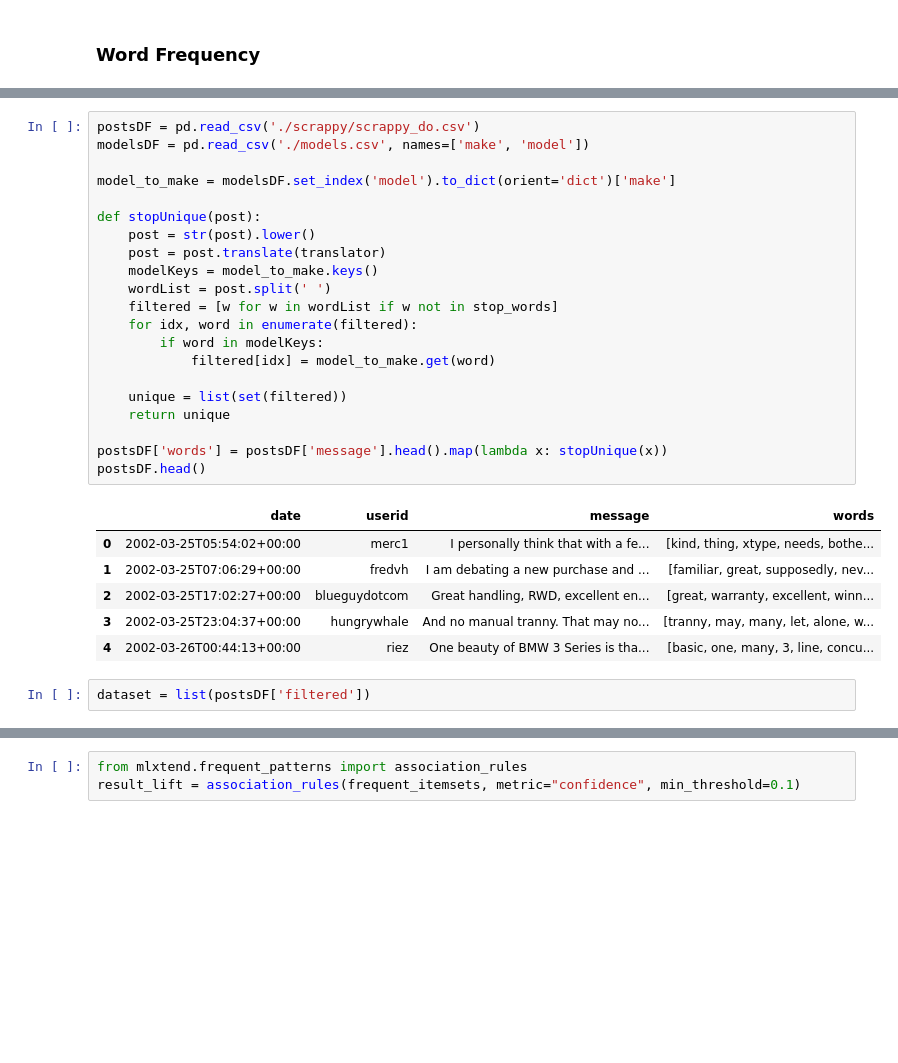
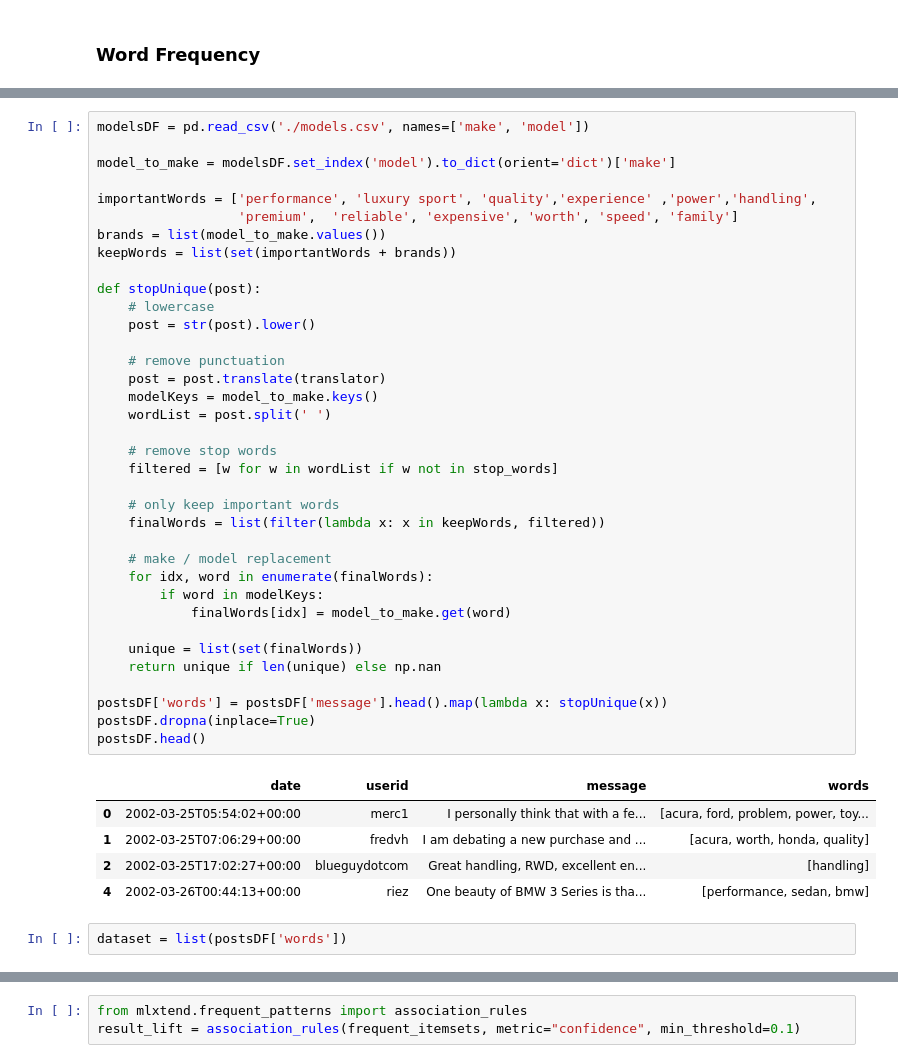
Before and after one commit to abhi-vik/ugc-analytics, a Jupyter notebook: assignments/first/Lift.ipynb, the cells around one changed output, grey strips where cells are left out. Cells and saved outputs as stored; diff of their text form; blank space fills up the shorter version.

Commit message:
limiting word list

```diff
--- a/assignments/first/Lift.ipynb
+++ b/assignments/first/Lift.ipynb
@@ -17,33 +42,47 @@ from functools import reduce
 # %%
-postsDF = pd.read_csv('./scrappy/scrappy_do.csv')
 modelsDF = pd.read_csv('./models.csv', names=['make', 'model'])
 
 model_to_make = modelsDF.set_index('model').to_dict(orient='dict')['make']
 
+importantWords = ['performance', 'luxury sport', 'quality','experience' ,'power','handling',
+                  'premium',  'reliable', 'expensive', 'worth', 'speed', 'family']
+brands = list(model_to_make.values())
+keepWords = list(set(importantWords + brands))
+
 def stopUnique(post):
+    # lowercase
     post = str(post).lower()
+
+    # remove punctuation
     post = post.translate(translator)
     modelKeys = model_to_make.keys()
     wordList = post.split(' ')
+
+    # remove stop words
     filtered = [w for w in wordList if w not in stop_words]
-    for idx, word in enumerate(filtered):
+
+    # only keep important words
+    finalWords = list(filter(lambda x: x in keepWords, filtered))
+
+    # make / model replacement
+    for idx, word in enumerate(finalWords):
         if word in modelKeys:
-            filtered[idx] = model_to_make.get(word)
+            finalWords[idx] = model_to_make.get(word)
 
-    unique = list(set(filtered))
-    return unique
+    unique = list(set(finalWords))
+    return unique if len(unique) else np.nan
 
 postsDF['words'] = postsDF['message'].head().map(lambda x: stopUnique(x))
+postsDF.dropna(inplace=True)
 postsDF.head()
 # %% [output]
 |  | date | userid | message | words |
-| 0 | 2002-03-25T05:54:02+00:00 | merc1 | I personally think that with a fe... | [kind, thing, xtype, needs, bothe... |
-| 1 | 2002-03-25T07:06:29+00:00 | fredvh | I am debating a new purchase and ... | [familiar, great, supposedly, nev... |
-| 2 | 2002-03-25T17:02:27+00:00 | blueguydotcom | Great handling, RWD, excellent en... | [great, warranty, excellent, winn... |
-| 3 | 2002-03-25T23:04:37+00:00 | hungrywhale | And no manual tranny. That may no... | [tranny, may, many, let, alone, w... |
-| 4 | 2002-03-26T00:44:13+00:00 | riez | One beauty of BMW 3 Series is tha... | [basic, one, many, 3, line, concu... |
+| 0 | 2002-03-25T05:54:02+00:00 | merc1 | I personally think that with a fe... | [acura, ford, problem, power, toy... |
+| 1 | 2002-03-25T07:06:29+00:00 | fredvh | I am debating a new purchase and ... | [acura, worth, honda, quality] |
+| 2 | 2002-03-25T17:02:27+00:00 | blueguydotcom | Great handling, RWD, excellent en... | [handling] |
+| 4 | 2002-03-26T00:44:13+00:00 | riez | One beauty of BMW 3 Series is tha... | [performance, sedan, bmw] |
 # %%
-dataset = list(postsDF['filtered'])
+dataset = list(postsDF['words'])
 # %%
 import pandas as pd
 from mlxtend.frequent_patterns import association_rules
```
Also changed, not shown: parts of 4 cells of this notebook, 1 other file.
